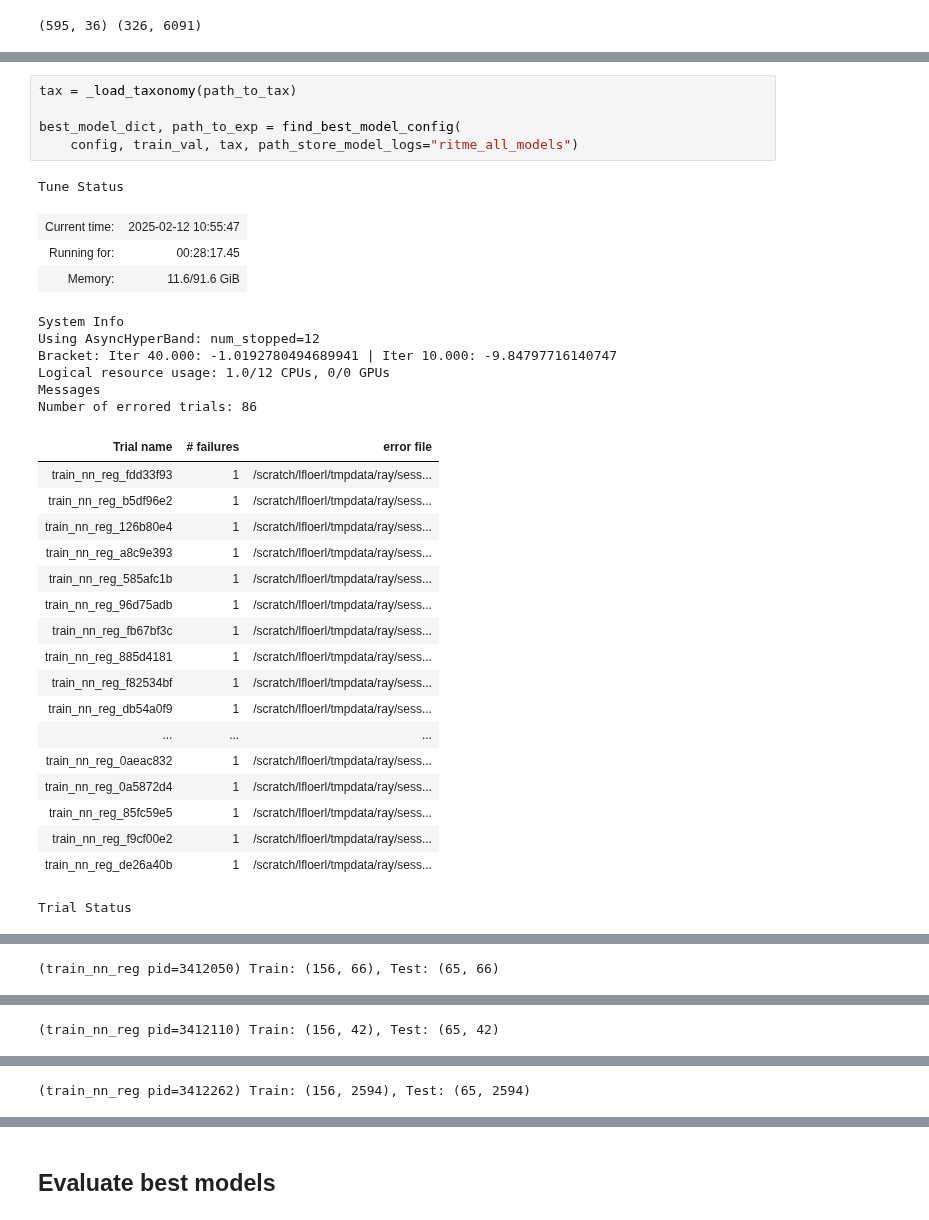
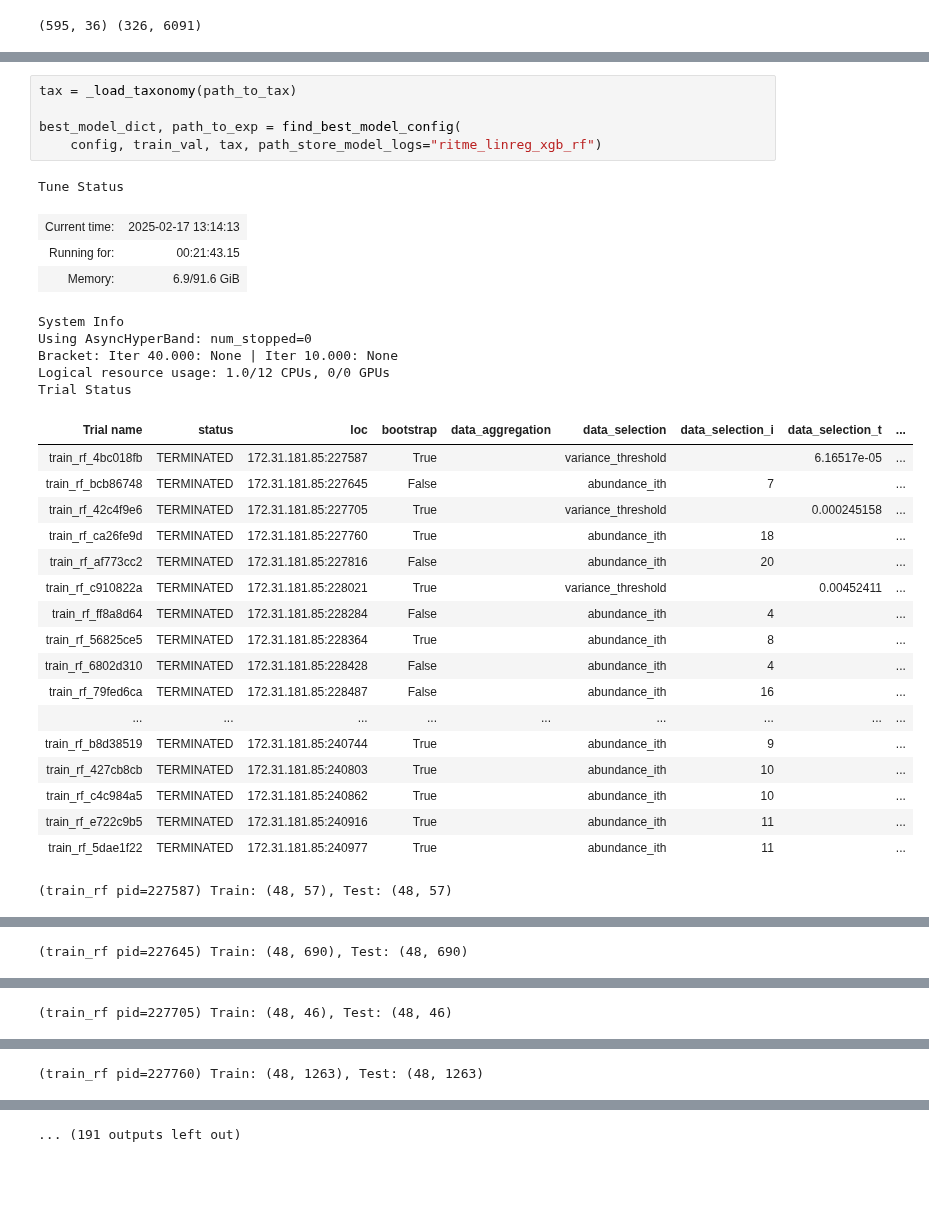
Before and after one commit to bokulich-publications/microterroir, a Jupyter notebook: Microbiome/ITS/influence-factors/5_fun_influence_berry_climate_predict.ipynb, the cells around one changed output, grey strips where cells are left out. Saved outputs shown, nothing was run; the diff lists cells and outputs as text; blank space fills up the shorter version.

Commit message:
RITME test

```diff
--- a/Microbiome/ITS/influence-factors/5_fun_influence_berry_climate_predict.ipynb
+++ b/Microbiome/ITS/influence-factors/5_fun_influence_berry_climate_predict.ipynb
@@ -74,34 +72,33 @@ Train: (221, 6127), Test: (105, 6127)
 # %%
 tax = _load_taxonomy(path_to_tax)
 
 best_model_dict, path_to_exp = find_best_model_config(
-    config, train_val, tax, path_store_model_logs="ritme_all_models")
+    config, train_val, tax, path_store_model_logs="ritme_linreg_xgb_rf")
 # %% [output]
 Tune Status
-| Current time: | 2025-02-12 10:55:47 |
-| Running for: | 00:28:17.45 |
-| Memory: | 11.6/91.6 GiB |
+| Current time: | 2025-02-17 13:14:13 |
+| Running for: | 00:21:43.15 |
+| Memory: | 6.9/91.6 GiB |
 System Info
-Using AsyncHyperBand: num_stopped=12
-Bracket: Iter 40.000: -1.0192780494689941 | Iter 10.000: -9.84797716140747
+Using AsyncHyperBand: num_stopped=0
+Bracket: Iter 40.000: None | Iter 10.000: None
 Logical resource usage: 1.0/12 CPUs, 0/0 GPUs
-Messages
-Number of errored trials: 86
+Trial Status
-| Trial name | # failures | error file |
-| train_nn_reg_fdd33f93 | 1 | /scratch/lfloerl/tmpdata/ray/sess... |
-| train_nn_reg_b5df96e2 | 1 | /scratch/lfloerl/tmpdata/ray/sess... |
-| train_nn_reg_126b80e4 | 1 | /scratch/lfloerl/tmpdata/ray/sess... |
-| train_nn_reg_a8c9e393 | 1 | /scratch/lfloerl/tmpdata/ray/sess... |
-| train_nn_reg_585afc1b | 1 | /scratch/lfloerl/tmpdata/ray/sess... |
-| train_nn_reg_96d75adb | 1 | /scratch/lfloerl/tmpdata/ray/sess... |
-| train_nn_reg_fb67bf3c | 1 | /scratch/lfloerl/tmpdata/ray/sess... |
-| train_nn_reg_885d4181 | 1 | /scratch/lfloerl/tmpdata/ray/sess... |
-| train_nn_reg_f82534bf | 1 | /scratch/lfloerl/tmpdata/ray/sess... |
-| train_nn_reg_db54a0f9 | 1 | /scratch/lfloerl/tmpdata/ray/sess... |
-| ... | ... | ... |
-| train_nn_reg_0aeac832 | 1 | /scratch/lfloerl/tmpdata/ray/sess... |
-| train_nn_reg_0a5872d4 | 1 | /scratch/lfloerl/tmpdata/ray/sess... |
-| train_nn_reg_85fc59e5 | 1 | /scratch/lfloerl/tmpdata/ray/sess... |
-| train_nn_reg_f9cf00e2 | 1 | /scratch/lfloerl/tmpdata/ray/sess... |
-| train_nn_reg_de26a40b | 1 | /scratch/lfloerl/tmpdata/ray/sess... |
+| Trial name | status | loc | bootstrap | data_aggregation | data_selection | data_selection_i | data_selection_t | ... |
+| train_rf_4bc018fb | TERMINATED | 172.31.181.85:227587 | True |  | variance_threshold |  | 6.16517e-05 | ... |
+| train_rf_bcb86748 | TERMINATED | 172.31.181.85:227645 | False |  | abundance_ith | 7 |  | ... |
+| train_rf_42c4f9e6 | TERMINATED | 172.31.181.85:227705 | True |  | variance_threshold |  | 0.000245158 | ... |
+| train_rf_ca26fe9d | TERMINATED | 172.31.181.85:227760 | True |  | abundance_ith | 18 |  | ... |
+| train_rf_af773cc2 | TERMINATED | 172.31.181.85:227816 | False |  | abundance_ith | 20 |  | ... |
+| train_rf_c910822a | TERMINATED | 172.31.181.85:228021 | True |  | variance_threshold |  | 0.00452411 | ... |
+| train_rf_ff8a8d64 | TERMINATED | 172.31.181.85:228284 | False |  | abundance_ith | 4 |  | ... |
+| train_rf_56825ce5 | TERMINATED | 172.31.181.85:228364 | True |  | abundance_ith | 8 |  | ... |
+| train_rf_6802d310 | TERMINATED | 172.31.181.85:228428 | False |  | abundance_ith | 4 |  | ... |
+| train_rf_79fed6ca | TERMINATED | 172.31.181.85:228487 | False |  | abundance_ith | 16 |  | ... |
+| ... | ... | ... | ... | ... | ... | ... | ... | ... |
+| train_rf_b8d38519 | TERMINATED | 172.31.181.85:240744 | True |  | abundance_ith | 9 |  | ... |
+| train_rf_427cb8cb | TERMINATED | 172.31.181.85:240803 | True |  | abundance_ith | 10 |  | ... |
+| train_rf_c4c984a5 | TERMINATED | 172.31.181.85:240862 | True |  | abundance_ith | 10 |  | ... |
+| train_rf_e722c9b5 | TERMINATED | 172.31.181.85:240916 | True |  | abundance_ith | 11 |  | ... |
+| train_rf_5dae1f22 | TERMINATED | 172.31.181.85:240977 | True |  | abundance_ith | 11 |  | ... |
-Trial Status
+(train_rf pid=227587) Train: (48, 57), Test: (48, 57)
@@ -126 +109 @@ Trial Status
-(train_nn_reg pid=3412050) Train: (156, 66), Test: (65, 66)
+(train_rf pid=227645) Train: (48, 690), Test: (48, 690)
@@ -144 +114 @@ RuntimeError: zero-dimensional tensor (at position 2) cannot be concatenated
-(train_nn_reg pid=3412110) Train: (156, 42), Test: (65, 42)
+(train_rf pid=227705) Train: (48, 46), Test: (48, 46)
@@ -162 +119 @@ RuntimeError: zero-dimensional tensor (at position 2) cannot be concatenated
-(train_nn_reg pid=3412262) Train: (156, 2594), Test: (65, 2594)
+(train_rf pid=227760) Train: (48, 1263), Test: (48, 1263)
@@ -164,2 +124 @@ RuntimeError: zero-dimensional tensor (at position 2) cannot be concatenated
+... (191 outputs left out)
-# %% [markdown]
-## Evaluate best models
```
Also changed, not shown: parts of 14 cells of this notebook, 9 other files.
